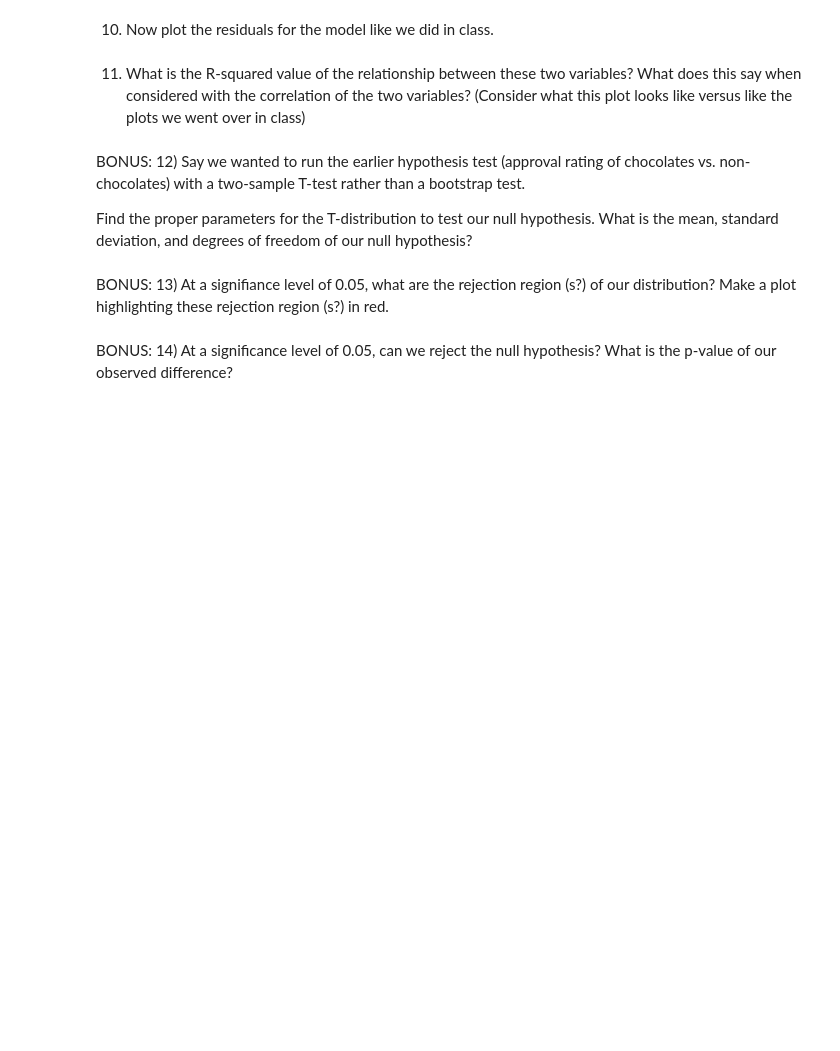
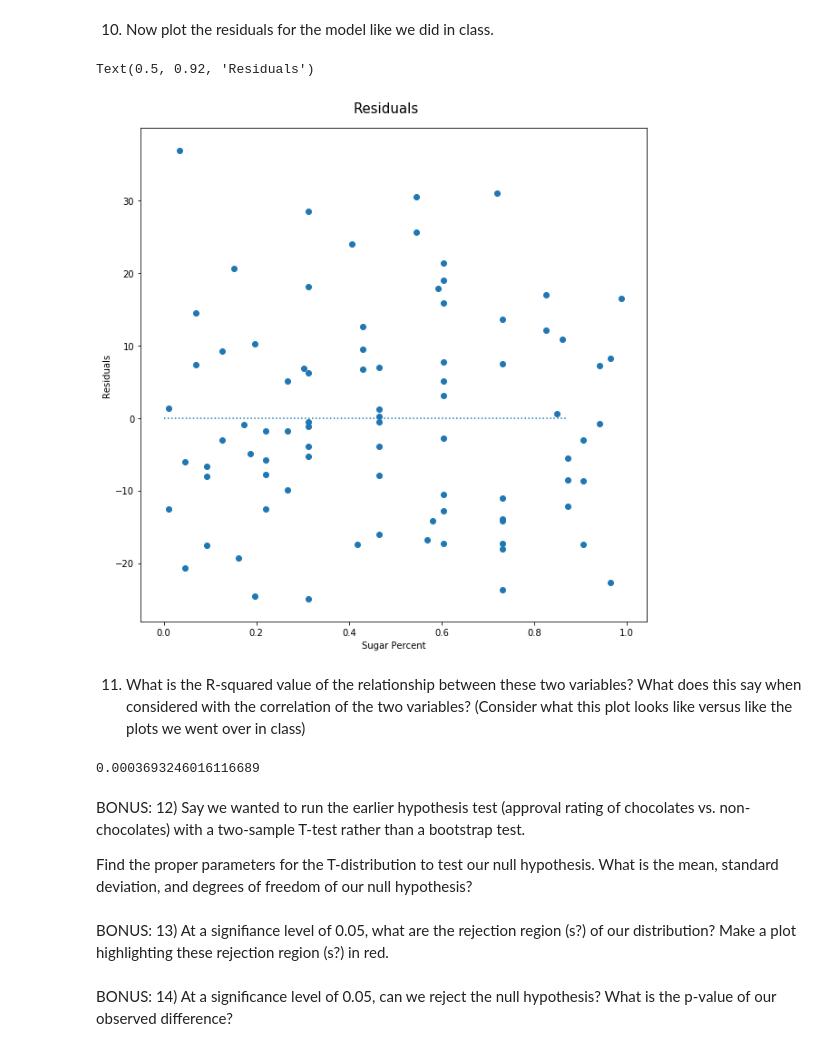
Before and after one commit to AlvarezKevin/fall_2019, a Jupyter notebook: week10-regression/Homework_Ten.ipynb, the cells around one changed output. Saved outputs shown, nothing was run; the diff lists cells and outputs as text; code cells hidden in the pictures; blank space fills up the shorter version.

```diff
--- a/week10-regression/Homework_Ten.ipynb
+++ b/week10-regression/Homework_Ten.ipynb
@@ -96,7 +138,21 @@ np.percentile(diff,97.5)
 # %% [markdown]
 10) Now plot the residuals for the model like we did in class.
+# %%
+fig = plt.figure(figsize=(10,10))
+plt.scatter(df['sugarpercent'], residuals)
+plt.plot([0, df['sugarpercent'][len(df) - 1]], [0,0], linestyle='dotted')
+plt.xlabel('Sugar Percent')
+plt.ylabel('Residuals')
+fig.suptitle('Residuals', fontsize=15, y=0.92)
+# %% [output]
+Text(0.5, 0.92, 'Residuals')
+[figure, added]
 # %% [markdown]
 11) What is the R-squared value of the relationship between these two variables? What does this say when considered with the correlation of the two variables? (Consider what this plot looks like versus like the plots we went over in class)
+# %%
+np.var(df['sugarpercent']) / np.var(df['winpercent'])
+# %% [output]
+0.0003693246016116689
 # %% [markdown]
 BONUS: 12) Say we wanted to run the earlier hypothesis test (approval rating of chocolates vs. non-chocolates) with a two-sample T-test rather than a bootstrap test.
 
```
Also changed, not shown: parts of 13 cells of this notebook.
